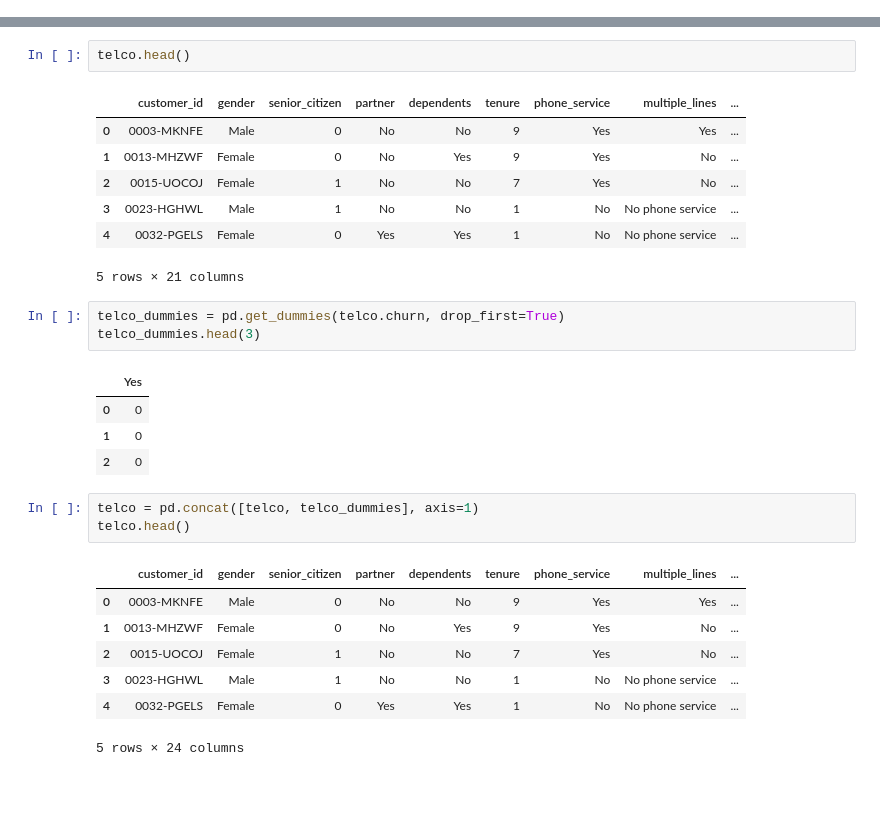
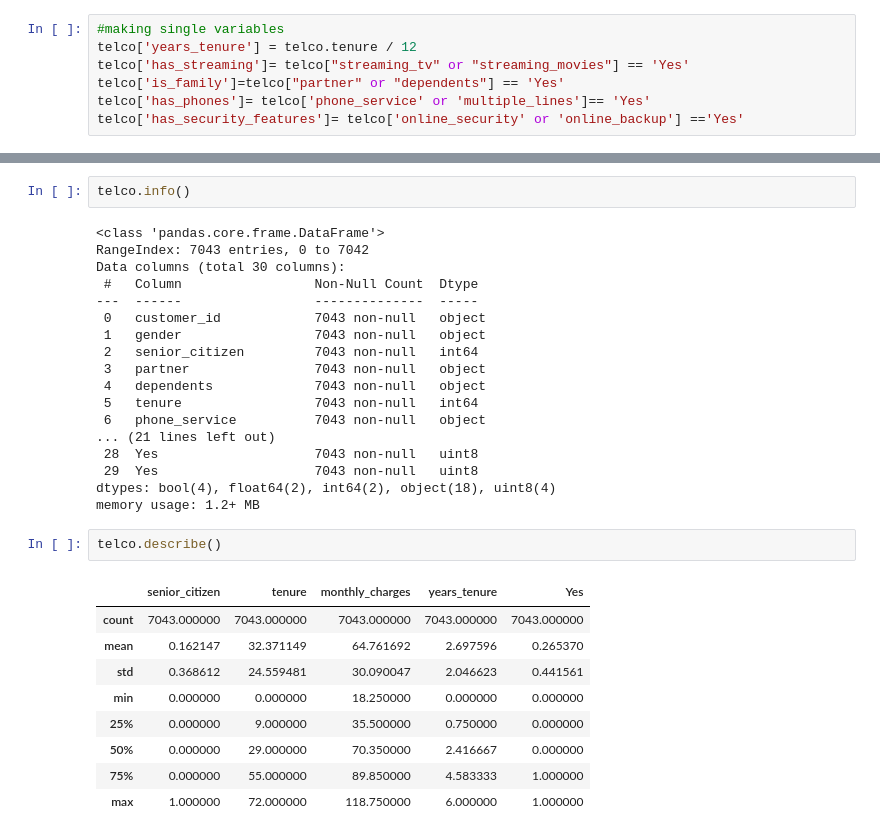
Before and after one commit to Gabby-B-B/classification-project, a Jupyter notebook: prepare.ipynb, the cells around one changed output, grey strips where cells are left out. Cells and saved outputs as stored; diff of their text form; blank space fills up the shorter version.

```diff
--- a/prepare.ipynb
+++ b/prepare.ipynb
@@ -49,0 +49,7 @@ telco= telco.drop(columns= 'contract_type_id')
+# %%
+#making single variables
+telco['years_tenure'] = telco.tenure / 12
+telco['has_streaming']= telco["streaming_tv" or "streaming_movies"] == 'Yes'
+telco['is_family']=telco["partner" or "dependents"] == 'Yes'
+telco['has_phones']= telco['phone_service' or 'multiple_lines']== 'Yes'
+telco['has_security_features']= telco['online_security' or 'online_backup'] =='Yes'
@@ -50,30 +90,33 @@ telco= telco.drop(columns= 'contract_type_id')
 # %%
-telco.head()
+telco.info()
 # %% [output]
-|  | customer_id | gender | senior_citizen | partner | dependents | tenure | phone_service | multiple_lines | ... |
-| 0 | 0003-MKNFE | Male | 0 | No | No | 9 | Yes | Yes | ... |
-| 1 | 0013-MHZWF | Female | 0 | No | Yes | 9 | Yes | No | ... |
-| 2 | 0015-UOCOJ | Female | 1 | No | No | 7 | Yes | No | ... |
-| 3 | 0023-HGHWL | Male | 1 | No | No | 1 | No | No phone service | ... |
-| 4 | 0032-PGELS | Female | 0 | Yes | Yes | 1 | No | No phone service | ... |
-5 rows × 21 columns
+<class 'pandas.core.frame.DataFrame'>
+RangeIndex: 7043 entries, 0 to 7042
+Data columns (total 30 columns):
+ #   Column                 Non-Null Count  Dtype
+---  ------                 --------------  -----
+ 0   customer_id            7043 non-null   object
+ 1   gender                 7043 non-null   object
+ 2   senior_citizen         7043 non-null   int64
+ 3   partner                7043 non-null   object
+ 4   dependents             7043 non-null   object
+ 5   tenure                 7043 non-null   int64
+ 6   phone_service          7043 non-null   object
+... (21 lines left out)
+ 28  Yes                    7043 non-null   uint8
+ 29  Yes                    7043 non-null   uint8
+dtypes: bool(4), float64(2), int64(2), object(18), uint8(4)
+memory usage: 1.2+ MB
-# %%
-telco_dummies = pd.get_dummies(telco.churn, drop_first=True)
-telco_dummies.head(3)
-# %% [output]
-|  | Yes |
-| 0 | 0 |
-| 1 | 0 |
-| 2 | 0 |
-# %%
-telco = pd.concat([telco, telco_dummies], axis=1)
-telco.head()
-# %% [output]
-|  | customer_id | gender | senior_citizen | partner | dependents | tenure | phone_service | multiple_lines | ... |
-| 0 | 0003-MKNFE | Male | 0 | No | No | 9 | Yes | Yes | ... |
-| 1 | 0013-MHZWF | Female | 0 | No | Yes | 9 | Yes | No | ... |
-| 2 | 0015-UOCOJ | Female | 1 | No | No | 7 | Yes | No | ... |
-| 3 | 0023-HGHWL | Male | 1 | No | No | 1 | No | No phone service | ... |
-| 4 | 0032-PGELS | Female | 0 | Yes | Yes | 1 | No | No phone service | ... |
-5 rows × 24 columns
+# %%
+telco.describe()
+# %% [output]
+|  | senior_citizen | tenure | monthly_charges | years_tenure | Yes |
+| count | 7043.000000 | 7043.000000 | 7043.000000 | 7043.000000 | 7043.000000 |
+| mean | 0.162147 | 32.371149 | 64.761692 | 2.697596 | 0.265370 |
+| std | 0.368612 | 24.559481 | 30.090047 | 2.046623 | 0.441561 |
+| min | 0.000000 | 0.000000 | 18.250000 | 0.000000 | 0.000000 |
+| 25% | 0.000000 | 9.000000 | 35.500000 | 0.750000 | 0.000000 |
+| 50% | 0.000000 | 29.000000 | 70.350000 | 2.416667 | 0.000000 |
+| 75% | 0.000000 | 55.000000 | 89.850000 | 4.583333 | 1.000000 |
+| max | 1.000000 | 72.000000 | 118.750000 | 6.000000 | 1.000000 |
 # %%
```
Also changed, not shown: parts of 15 cells of this notebook.
